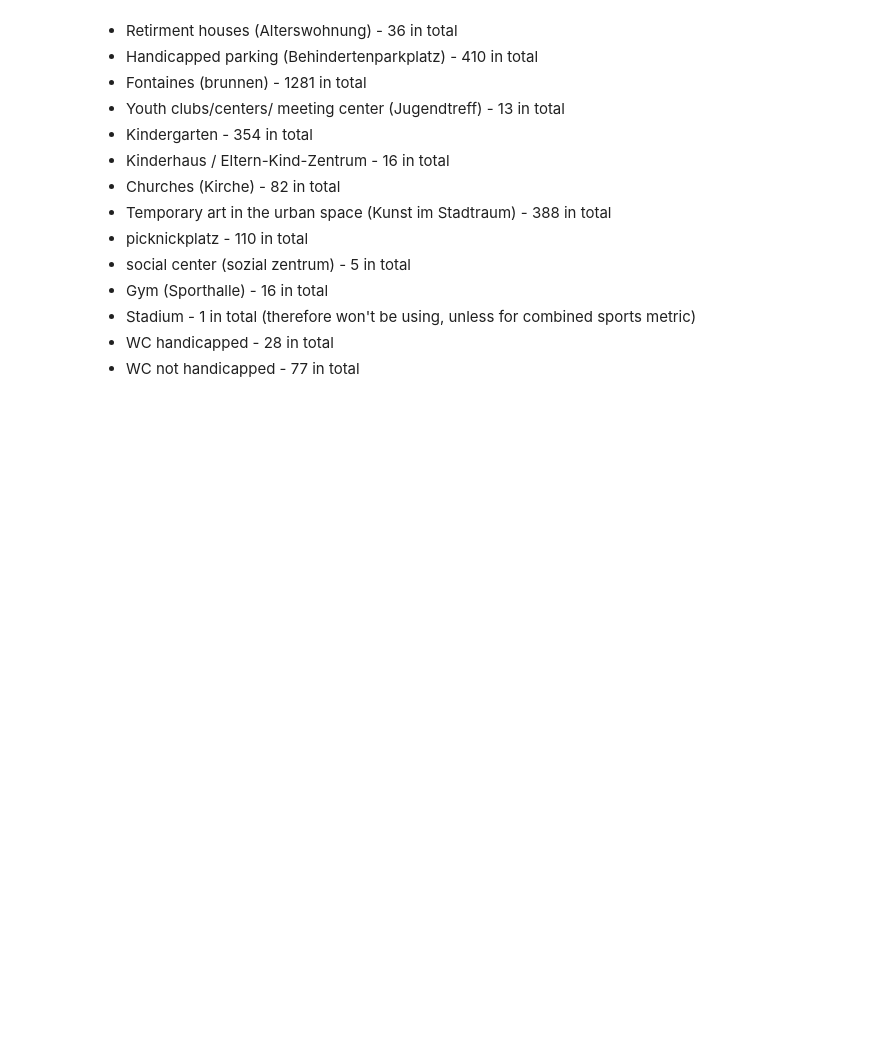
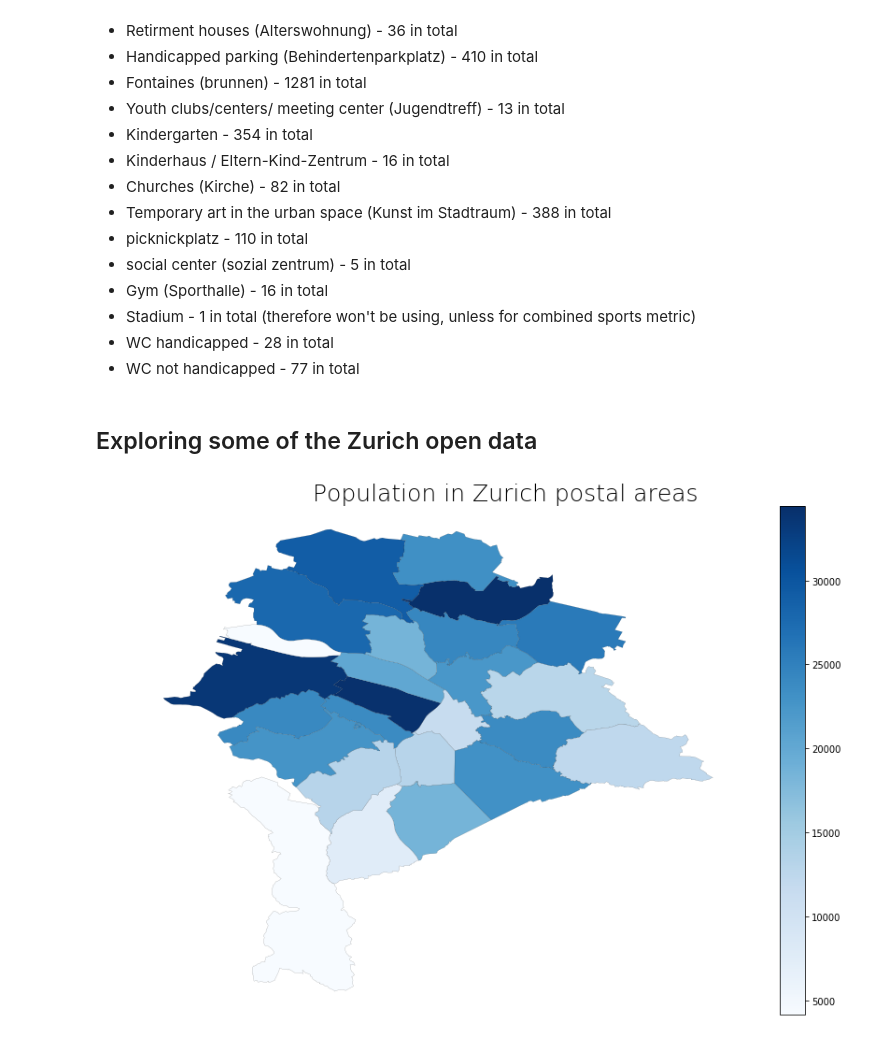
Before and after one commit to MLortki/ADA2018-Project-Quality-of-Space-AMG, a Jupyter notebook: zurich_open_data_exploration.ipynb, the cells around one changed output. Cells and saved outputs as stored; diff of their text form; code cells hidden in the pictures; blank space fills up the shorter version.

```diff
--- a/zurich_open_data_exploration.ipynb
+++ b/zurich_open_data_exploration.ipynb
@@ -217,3 +209,56 @@ As we see datasets we will be using consists of:
 - Stadium - 1 in total (therefore won't be using, unless for combined sports metric)
 - WC handicapped - 28 in total
 - WC not handicapped - 77 in total
+# %% [markdown]
+## Exploring some of the Zurich open data
+# %%
+#read zips data
+zips = gpd.read_file(SHAPE_FOLDER + "zips.shp")
+zips.columns = ['UUID', 'OS_UUID', 'STATUS', 'INAEND', 'ZIP', 'ZUSZIFF','geometry']
+# %%
+# extract only geometries and zips and join on zurich zips
+combined_df2 = combined_df
+combined_df2 = pd.merge(combined_df2, zips[['ZIP', 'geometry']].set_index('ZIP'), 'inner', left_index=True,right_index=True)
+combined_df2 = combined_df2.drop_duplicates('addresses')
+# %%
+def plot_geopandas(gp, col_to_plot,title,colormap):
+    '''
+    This function creates a choropleth map using geopandas
+
+    Parameters:
+    gp = geodataframe data containing geometry column
+    col_to_plot = column of data that must be plotted
+    title = title of the map
+    colormap = plt colormap to use, e.g. 'Blues', 'Accent', ...
+    '''
+    f, ax = plt.subplots(figsize=(15, 10))
+
+    from mpl_toolkits.axes_grid1 import make_axes_locatable
+
+    # Create colorbar
+    divider = make_axes_locatable(ax)
+    cax = divider.append_axes("right", size="5%", pad=0.2)
+
+    # plotting settings
+    ax.set_title(title, fontdict={'fontsize': '25', 'fontweight' : '3'})
+    ax.set_aspect('equal')
+    cax.set_aspect('equal')
+    cax.set_axis_off()
+    ax.set_axis_off()
+
+    # get preferred colormap
+    cmap = plt.cm.get_cmap(colormap)
+
+    # plot data
+    gp.plot(column='population', ax=cax, linewidth=0.1, edgecolor='black',cmap=cmap)
+
+    # create colorbar
+    norm=plt.Normalize(vmin=gp[col_to_plot].min(), vmax=gp[col_to_plot].max())
+    sm = plt.cm.ScalarMappable(cmap=cmap,norm=norm)
+    sm._A = []
+    f.colorbar(sm)
+
+# use function defined above to create choropleth map
+plot_geopandas(gpd.GeoDataFrame(combined_df2), 'population', 'Population in Zurich postal areas','Blues')
+# %% [output]
+[figure, added]
```
Also changed, not shown: parts of 8 cells of this notebook.
